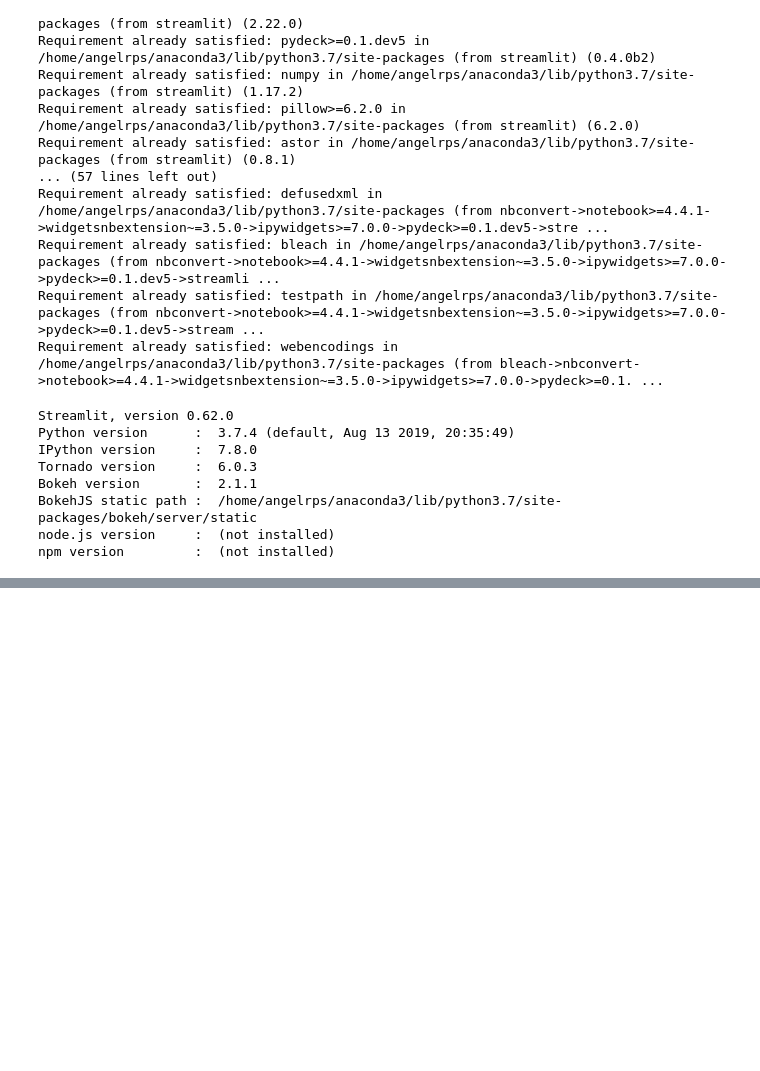
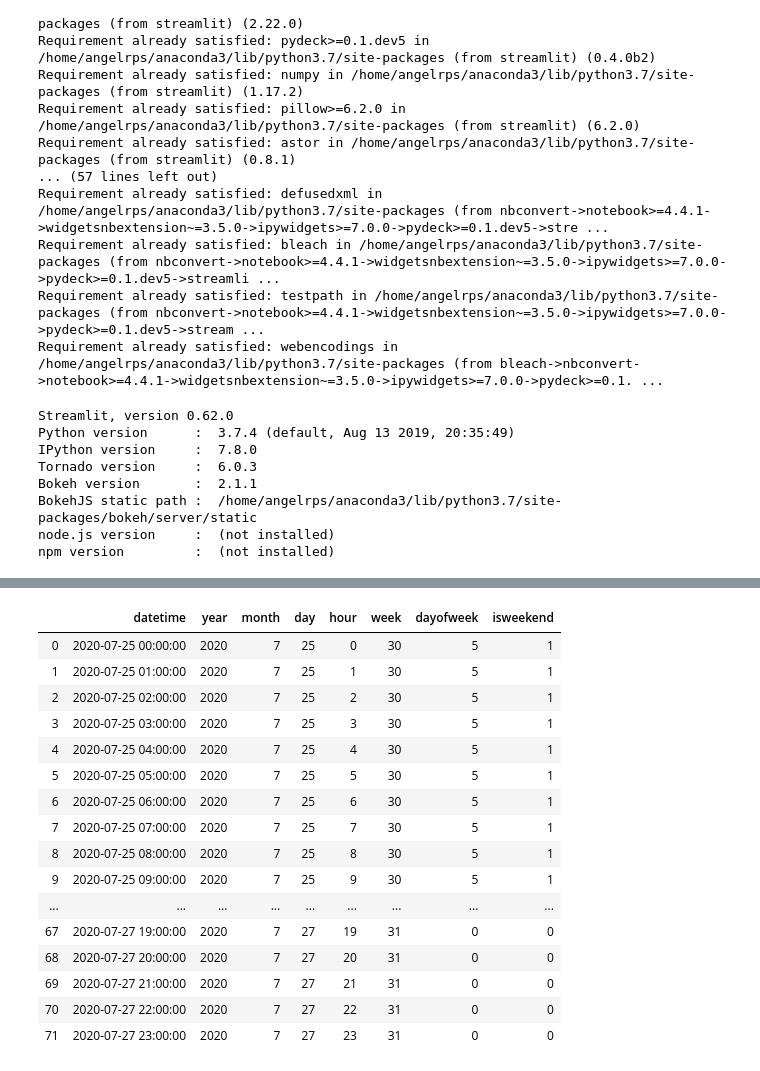
Before and after one commit to angelrps/MasterDataScience_FinalProject, a Jupyter notebook: notebooks/Streamlit.ipynb, the cells around one changed output, grey strips where cells are left out. Drawn from its saved outputs; the diff is of its cells as text; code cells hidden in the pictures; blank space fills up the shorter version.

Commit message:
streamlit file_writing function to create input date for predictions

```diff
--- a/notebooks/Streamlit.ipynb
+++ b/notebooks/Streamlit.ipynb
@@ -213,0 +192,49 @@ Overwriting example2.py
+# %%
+import numpy as np
+import pandas as pd
+from datetime import date, timedelta
+pd.options.display.max_columns = None
+pd.options.display.max_rows = None
+
+# Get start date
+today = date.today()
+start_date = today + timedelta(days=1)
+
+NoOfDays = 3 # define number of days for prediction
+
+# create data frame with range of days by hour
+df_pred = pd.DataFrame()
+dates = pd.date_range(start = start_date, end = start_date + timedelta(days=NoOfDays), freq = "H")
+df_pred['datetime'] = dates
+df_pred.drop([df.shape[0]], inplace=True)
+
+# Create new columns from datetime
+df_pred['year'] = df_pred['datetime'].dt.year
+df_pred['month'] = df_pred['datetime'].dt.month
+df_pred['day'] = df_pred['datetime'].dt.day
+df_pred['hour'] = df_pred['datetime'].dt.hour
+df_pred['week'] = df_pred['datetime'].dt.week
+df_pred['dayofweek'] = df_pred['datetime'].dt.dayofweek
+    # create column 'isweekend'
+mask = (df_pred['dayofweek'] == 5) | (df_pred['dayofweek'] == 6)
+df_pred['isweekend'] = np.where(mask, 1, 0)
+
+df_pred
+# %% [output]
+|  | datetime | year | month | day | hour | week | dayofweek | isweekend |
+| 0 | 2020-07-25 00:00:00 | 2020 | 7 | 25 | 0 | 30 | 5 | 1 |
+| 1 | 2020-07-25 01:00:00 | 2020 | 7 | 25 | 1 | 30 | 5 | 1 |
+| 2 | 2020-07-25 02:00:00 | 2020 | 7 | 25 | 2 | 30 | 5 | 1 |
+| 3 | 2020-07-25 03:00:00 | 2020 | 7 | 25 | 3 | 30 | 5 | 1 |
+| 4 | 2020-07-25 04:00:00 | 2020 | 7 | 25 | 4 | 30 | 5 | 1 |
+| 5 | 2020-07-25 05:00:00 | 2020 | 7 | 25 | 5 | 30 | 5 | 1 |
+| 6 | 2020-07-25 06:00:00 | 2020 | 7 | 25 | 6 | 30 | 5 | 1 |
+| 7 | 2020-07-25 07:00:00 | 2020 | 7 | 25 | 7 | 30 | 5 | 1 |
+| 8 | 2020-07-25 08:00:00 | 2020 | 7 | 25 | 8 | 30 | 5 | 1 |
+| 9 | 2020-07-25 09:00:00 | 2020 | 7 | 25 | 9 | 30 | 5 | 1 |
+| ... | ... | ... | ... | ... | ... | ... | ... | ... |
+| 67 | 2020-07-27 19:00:00 | 2020 | 7 | 27 | 19 | 31 | 0 | 0 |
+| 68 | 2020-07-27 20:00:00 | 2020 | 7 | 27 | 20 | 31 | 0 | 0 |
+| 69 | 2020-07-27 21:00:00 | 2020 | 7 | 27 | 21 | 31 | 0 | 0 |
+| 70 | 2020-07-27 22:00:00 | 2020 | 7 | 27 | 22 | 31 | 0 | 0 |
+| 71 | 2020-07-27 23:00:00 | 2020 | 7 | 27 | 23 | 31 | 0 | 0 |
```
Also changed, not shown: parts of 5 cells of this notebook.
